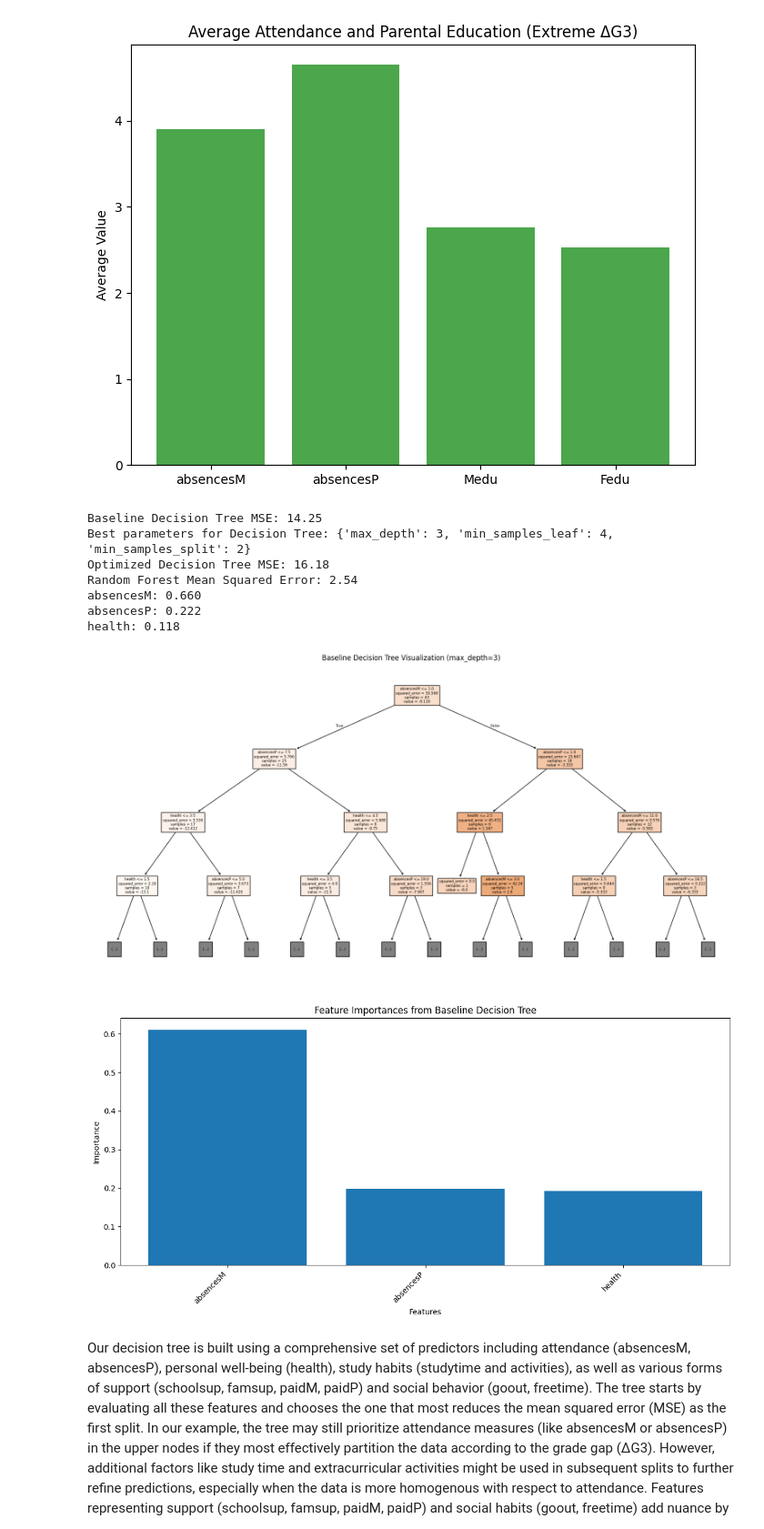
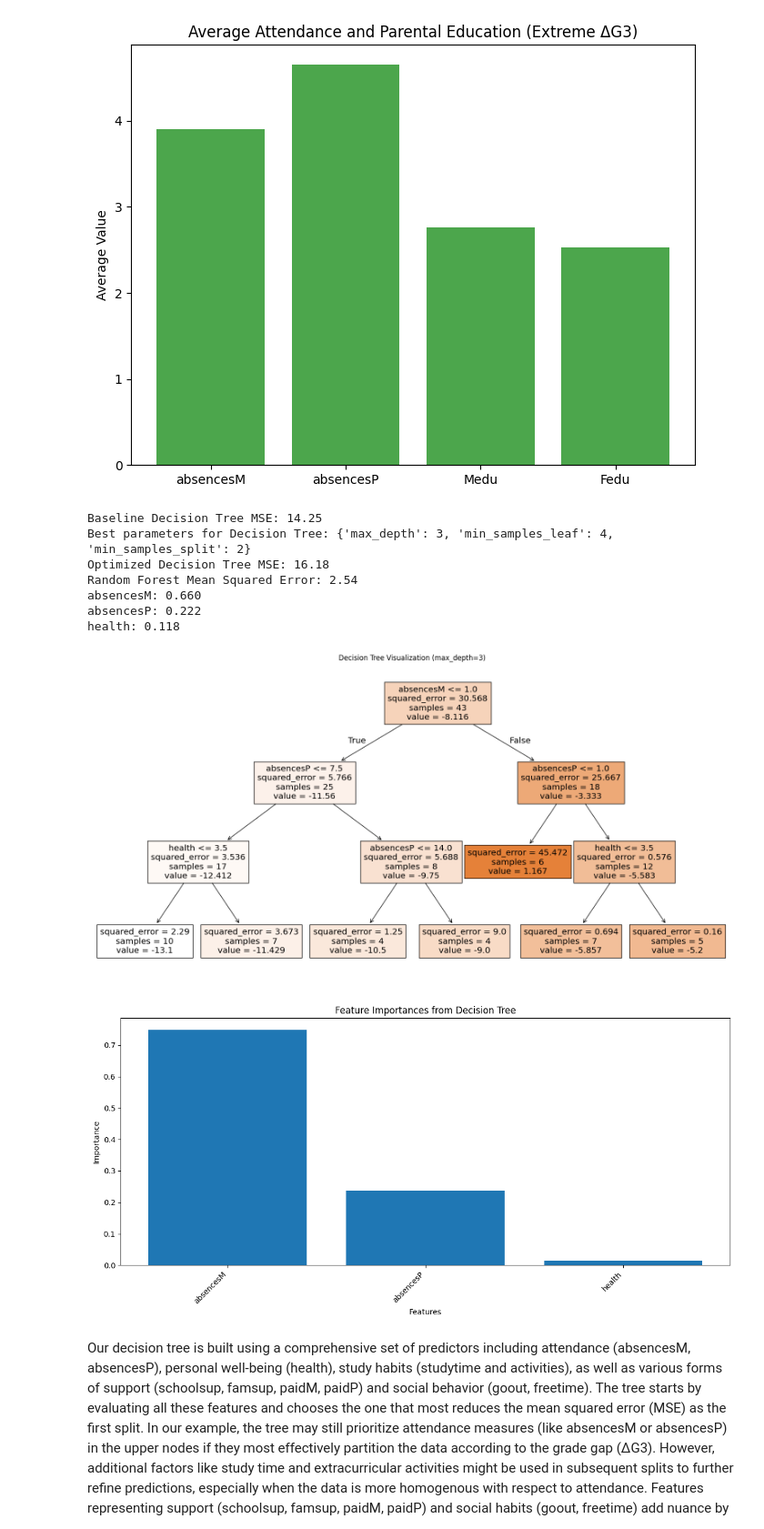
Before and after one commit to VaibhavShintre/Introduction-to-Data-Science, a Jupyter notebook: Amrish_Copy_individual_work_CSC_442_Project_Group_10.ipynb, the cells around one changed output. Shown at 91% size. Saved outputs shown, nothing was run; the diff lists cells and outputs as text; code cells hidden in the pictures.

```diff
--- a/Amrish_Copy_individual_work_CSC_442_Project_Group_10.ipynb
+++ b/Amrish_Copy_individual_work_CSC_442_Project_Group_10.ipynb
@@ -388,39 +388,39 @@ print(f"Random Forest Mean Squared Error: {mse_rf:.2f}")
 # Print feature importances
 importances = rf_model.feature_importances_
 for feature, importance in zip(X_rf.columns, importances):
     print(f"{feature}: {importance:.3f}")
 
 # --- Visualization: Decision Tree (limited to depth=3) ---
 plt.figure(figsize=(20,10))
-plot_tree(dt_reg, feature_names=features, filled=True, max_depth=3)
-plt.title("Baseline Decision Tree Visualization (max_depth=3)")
+plot_tree(best_dt, feature_names=features, filled=True, max_depth=3)
+plt.title(" Decision Tree Visualization (max_depth=3)")
 plt.show()
 
 #The importance of a feature is computed as the (normalized) total reduction of the criterion(error) brought by that feature. It is also known as the Gini importance.
 
 # --- Visualization: Feature Importances for Decision Tree ---
-importances = dt_reg.feature_importances_
+importances = best_dt.feature_importances_
 # Get feature names used in the trained model
 feature_names = X_train.columns  # Assuming X_train is your training data
 
 plt.figure(figsize=(12, 6))  # Adjust figure size for better readability
 plt.bar(feature_names, importances)  # Use feature_names instead of features
 plt.xlabel('Features')
 plt.ylabel('Importance')
-plt.title('Feature Importances from Baseline Decision Tree')
+plt.title('Feature Importances from Decision Tree')
 plt.xticks(rotation=45, ha='right')  # Rotate x-axis labels for better visibility
 plt.tight_layout()  # Adjust layout to prevent labels from overlapping
 plt.show()
 # %% [output]
 Baseline Decision Tree MSE: 14.25
 Best parameters for Decision Tree: {'max_depth': 3, 'min_samples_leaf': 4, 'min_samples_split': 2}
 Optimized Decision Tree MSE: 16.18
 Random Forest Mean Squared Error: 2.54
 absencesM: 0.660
 absencesP: 0.222
 health: 0.118
-[figure, old version]
+[figure, new version]
-[figure, old version]
+[figure, new version]
 # %% [markdown]
 Our decision tree is built using a comprehensive set of predictors including attendance (absencesM, absencesP), personal well-being (health), study habits (studytime and activities), as well as various forms of support (schoolsup, famsup, paidM, paidP) and social behavior (goout, freetime). The tree starts by evaluating all these features and chooses the one that most reduces the mean squared error (MSE) as the first split. In our example, the tree may still prioritize attendance measures (like absencesM or absencesP) in the upper nodes if they most effectively partition the data according to the grade gap (ΔG3). However, additional factors like study time and extracurricular activities might be used in subsequent splits to further refine predictions, especially when the data is more homogenous with respect to attendance. Features representing support (schoolsup, famsup, paidM, paidP) and social habits (goout, freetime) add nuance by capturing environmental and behavioral influences on academic outcomes. This layered approach helps the tree capture both the dominant effects (e.g., attendance) and the subtler, yet significant, contributions of personal and social factors.
 
```
Also changed, not shown: parts of 4 cells of this notebook.
